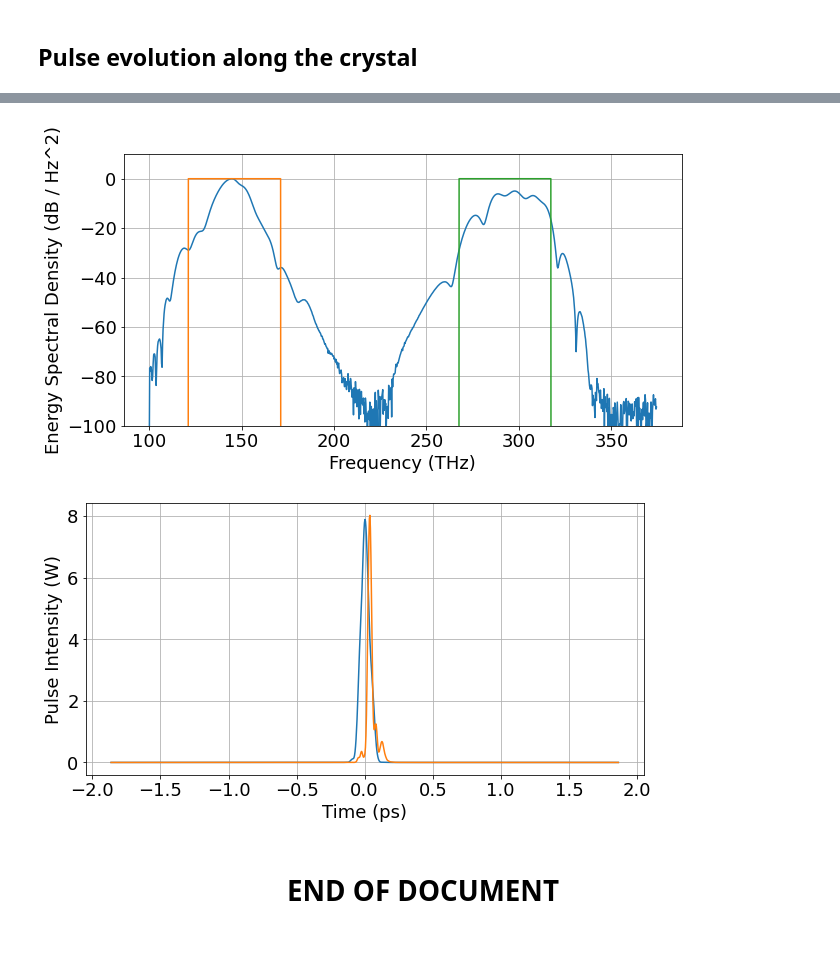
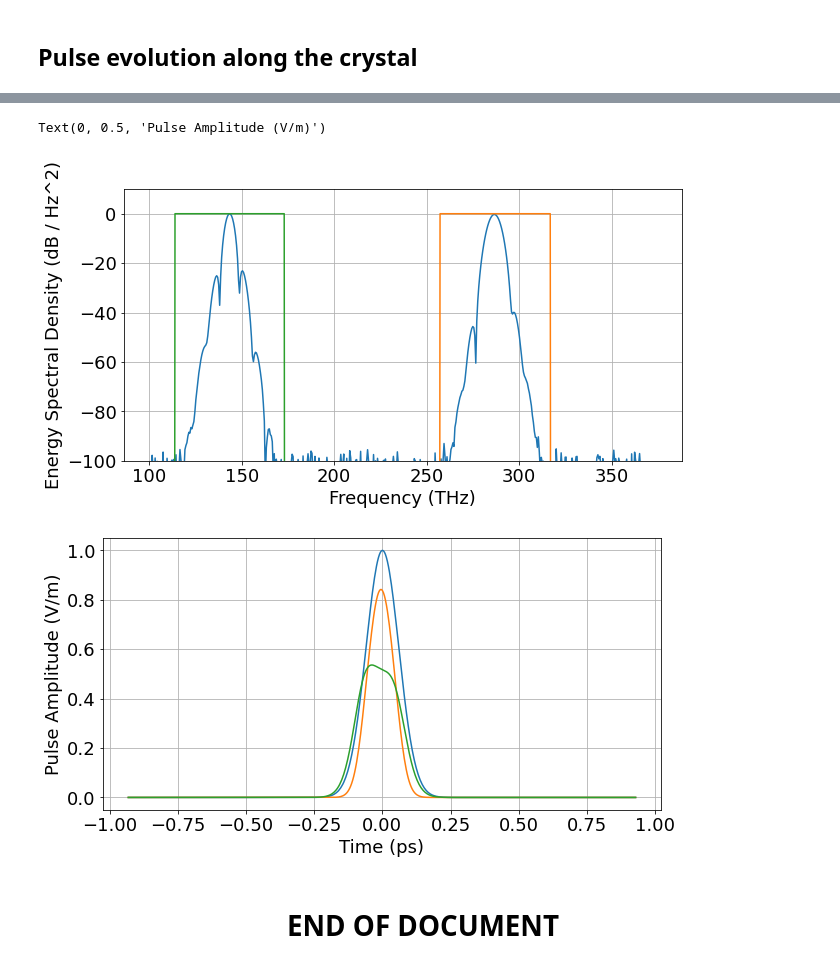
Before and after one commit to ledezmaluism/snow, a Jupyter notebook: Examples/Example_Waveguide_SHG.ipynb, the cells around one changed output, grey strips where cells are left out. Cells and saved outputs as stored; diff of their text form; code cells hidden in the pictures.

```diff
--- a/Examples/Example_Waveguide_SHG.ipynb
+++ b/Examples/Example_Waveguide_SHG.ipynb
@@ -330,14 +310,2 @@ Ndown = 5
 pulse_evol = pulse_evol_full[::,::Ndown]
 Nsteps = pulse_evol.shape[1]-1
-# %%
-plt.rcParams['figure.figsize'] = [15, 5]
-Nsteps = pulse_evol.shape[1]-1
-X,Y = np.meshgrid(t/ps, np.arange(Nsteps+1)*h*1e3)
-fig = plt.figure()
-ax = fig.add_subplot(111)
-im = ax.pcolormesh(X, Y, (np.transpose(np.abs(pulse_evol))), cmap = cc.cm["rainbow"])
-ax.set_xlabel('Time (ps)')
-ax.set_ylabel('Propagation distance (mm)')
-# ax.set_ylim([0,5])
-# ax.set_xlim([-2,0.5])
-plt.colorbar(im, ax=ax);
@@ -379,18 +336,23 @@ plt.ylabel('Propagation distance (mm)');
 # %%
-filter_bw = 50*THz
-a_out_ff, h_ff = pulses.filter_signal(f_abs, fft(out_pulse.a), f0_ff, filter_bw)
-a_out_sh, h_sh = pulses.filter_signal(f_abs, fft(out_pulse.a), 2*f0_ff, filter_bw)
+filter_bw = 60*THz
+
+out_ff, h_ff = pulses.filter_signal(f_abs, fft(a_out.a), 1*f0_ff, filter_bw, type='ideal')
+out_sh, h_sh = pulses.filter_signal(f_abs, fft(a_out.a), 2*f0_ff, filter_bw, type='ideal')
 
 plt.rcParams['figure.figsize'] = [10, 5]
-ax1 = out_pulse.plot_ESD_dB_absfreq()
-ax1.plot(fftshift(f_abs)/THz, 20*np.log10(abs(fftshift(h_ff) + 1e-20)));
-ax1.plot(fftshift(f_abs)/THz, 20*np.log10(abs(fftshift(h_sh) + 1e-20)));
+ax1 = a_out.plot_ESD_dB_absfreq()
+ax1.plot(fftshift(f_abs)*1e-12, 20*np.log10(abs(fftshift(h_sh) + 1e-20)));
+ax1.plot(fftshift(f_abs)*1e-12, 20*np.log10(abs(fftshift(h_ff) + 1e-20)))
 ax1.set_ylim([-100,10])
 
-ax2 = pulses.plot_magsq(t, a_out_ff)
-ax2 = pulses.plot_magsq(t, a_out_sh, ax=ax2)
+plt.rcParams['figure.figsize'] = [10, 5]
+ax1 = pump.plot_mag()
+ax1 = pulses.plot_mag(t, out_sh, ax=ax1)
+ax1 = pulses.plot_mag(t, out_ff, ax=ax1)
+ax1.set_ylabel('Pulse Amplitude (V/m)')
 # %% [output]
+Text(0, 0.5, 'Pulse Amplitude (V/m)')
-[figure, old version]
+[figure, new version]
-[figure, old version]
+[figure, new version]
 # %% [markdown]
 # <center> END OF DOCUMENT </center>
```
Also changed, not shown: parts of 25 cells of this notebook.
